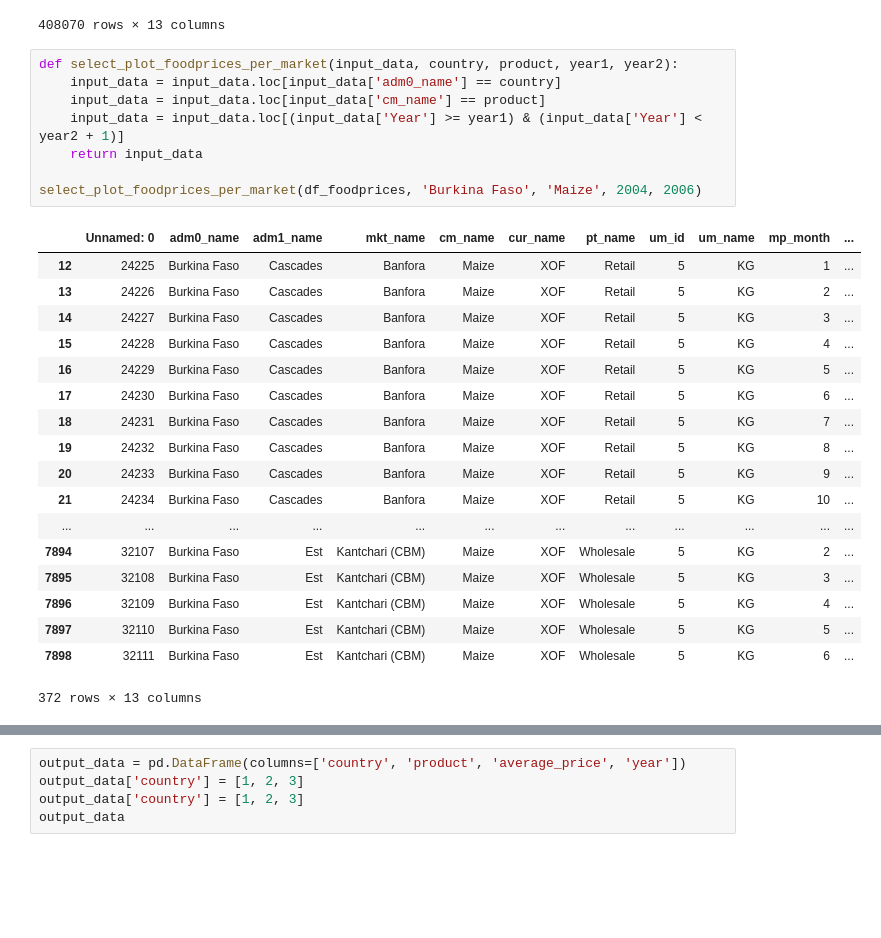
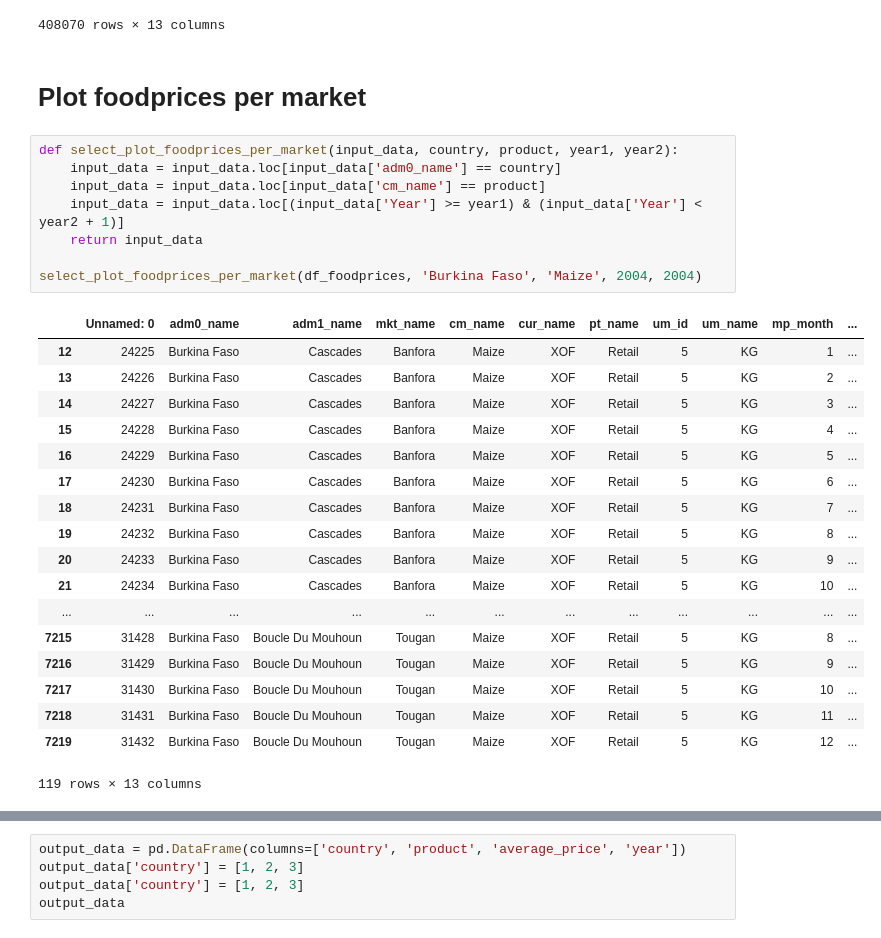
Before and after one commit to Take2001/DataProcessing, a Jupyter notebook: helpfiles/functies voor selectief plotten.ipynb, the cells around one changed output, grey strips where cells are left out. Cells and saved outputs as stored; diff of their text form; blank space fills up the shorter version.

```diff
--- a/helpfiles/functies voor selectief plotten.ipynb
+++ b/helpfiles/functies voor selectief plotten.ipynb
@@ -153,31 +138,33 @@ df_foodprices
 | 408068 | 765133 | Zimbabwe | Mashonaland West | Mola | Maize meal (white, roller) | USD | Retail | 5 | KG | 8 | ... |
 | 408069 | 765134 | Zimbabwe | Mashonaland West | Mola | Oil (vegetable, fortified) | USD | Retail | 15 | L | 10 | ... |
 408070 rows × 13 columns
+# %% [markdown]
+# Plot foodprices per market
 # %%
 def select_plot_foodprices_per_market(input_data, country, product, year1, year2):
     input_data = input_data.loc[input_data['adm0_name'] == country]
     input_data = input_data.loc[input_data['cm_name'] == product]
     input_data = input_data.loc[(input_data['Year'] >= year1) & (input_data['Year'] < year2 + 1)]
     return input_data
 
-select_plot_foodprices_per_market(df_foodprices, 'Burkina Faso', 'Maize', 2004, 2006)
+select_plot_foodprices_per_market(df_foodprices, 'Burkina Faso', 'Maize', 2004, 2004)
 # %% [output]
 |  | Unnamed: 0 | adm0_name | adm1_name | mkt_name | cm_name | cur_name | pt_name | um_id | um_name | mp_month | ... |
 | 12 | 24225 | Burkina Faso | Cascades | Banfora | Maize | XOF | Retail | 5 | KG | 1 | ... |
 | 13 | 24226 | Burkina Faso | Cascades | Banfora | Maize | XOF | Retail | 5 | KG | 2 | ... |
 | 14 | 24227 | Burkina Faso | Cascades | Banfora | Maize | XOF | Retail | 5 | KG | 3 | ... |
 | 15 | 24228 | Burkina Faso | Cascades | Banfora | Maize | XOF | Retail | 5 | KG | 4 | ... |
 | 16 | 24229 | Burkina Faso | Cascades | Banfora | Maize | XOF | Retail | 5 | KG | 5 | ... |
 | 17 | 24230 | Burkina Faso | Cascades | Banfora | Maize | XOF | Retail | 5 | KG | 6 | ... |
 | 18 | 24231 | Burkina Faso | Cascades | Banfora | Maize | XOF | Retail | 5 | KG | 7 | ... |
 | 19 | 24232 | Burkina Faso | Cascades | Banfora | Maize | XOF | Retail | 5 | KG | 8 | ... |
 | 20 | 24233 | Burkina Faso | Cascades | Banfora | Maize | XOF | Retail | 5 | KG | 9 | ... |
 | 21 | 24234 | Burkina Faso | Cascades | Banfora | Maize | XOF | Retail | 5 | KG | 10 | ... |
 | ... | ... | ... | ... | ... | ... | ... | ... | ... | ... | ... | ... |
-| 7894 | 32107 | Burkina Faso | Est | Kantchari (CBM) | Maize | XOF | Wholesale | 5 | KG | 2 | ... |
-| 7895 | 32108 | Burkina Faso | Est | Kantchari (CBM) | Maize | XOF | Wholesale | 5 | KG | 3 | ... |
-| 7896 | 32109 | Burkina Faso | Est | Kantchari (CBM) | Maize | XOF | Wholesale | 5 | KG | 4 | ... |
-| 7897 | 32110 | Burkina Faso | Est | Kantchari (CBM) | Maize | XOF | Wholesale | 5 | KG | 5 | ... |
-| 7898 | 32111 | Burkina Faso | Est | Kantchari (CBM) | Maize | XOF | Wholesale | 5 | KG | 6 | ... |
+| 7215 | 31428 | Burkina Faso | Boucle Du Mouhoun | Tougan | Maize | XOF | Retail | 5 | KG | 8 | ... |
+| 7216 | 31429 | Burkina Faso | Boucle Du Mouhoun | Tougan | Maize | XOF | Retail | 5 | KG | 9 | ... |
+| 7217 | 31430 | Burkina Faso | Boucle Du Mouhoun | Tougan | Maize | XOF | Retail | 5 | KG | 10 | ... |
+| 7218 | 31431 | Burkina Faso | Boucle Du Mouhoun | Tougan | Maize | XOF | Retail | 5 | KG | 11 | ... |
+| 7219 | 31432 | Burkina Faso | Boucle Du Mouhoun | Tougan | Maize | XOF | Retail | 5 | KG | 12 | ... |
-372 rows × 13 columns
+119 rows × 13 columns
 # %%
```
Also changed, not shown: parts of 7 cells of this notebook, 1 other file.
